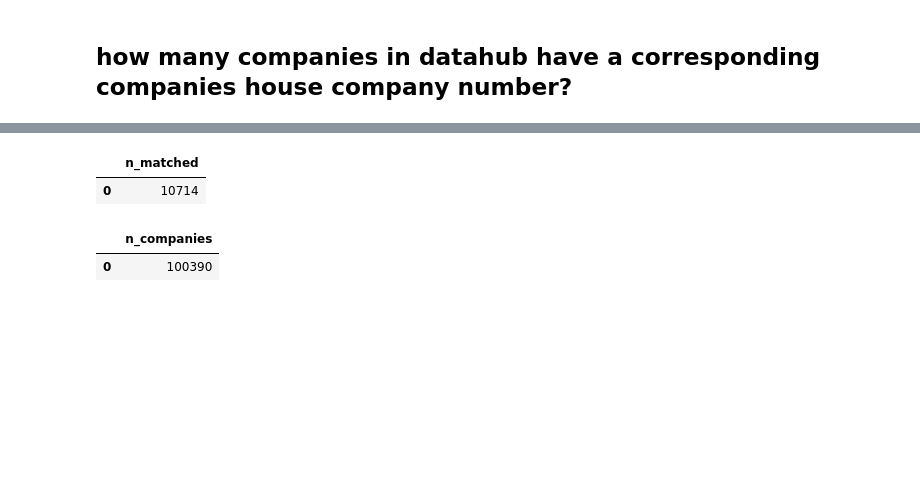
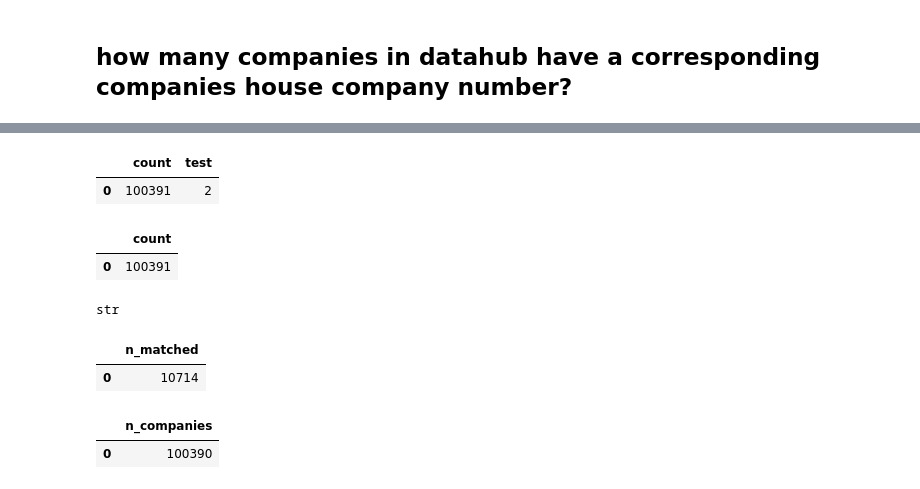
Before and after one commit to uktrade/countries-of-interest-service, a Jupyter notebook: notebooks/data_exploration.ipynb, the cells around one changed output, grey strips where cells are left out. Drawn from its saved outputs; the diff is of its cells as text; code cells hidden in the pictures; blank space fills up the shorter version.

```diff
--- a/notebooks/data_exploration.ipynb
+++ b/notebooks/data_exploration.ipynb
@@ -25,3 +79,41 @@ connected
+# %%
+sql = '''
+with n_companies as (
+    select
+        count(id)
+
+    from company_company
+
+), y as (
+    select
+        2 as test
+)
+
+select * from n_companies join y on 1=1
+'''
+
+df = query_database(connection, sql)
+df.head()
+# %% [output]
+|  | count | test |
+| 0 | 100391 | 2 |
+# %%
+sql = '''
+select
+    count(id)
+
+from company_company
+'''
+
+df = query_database(connection, sql)
+df
+# %% [output]
+|  | count |
+| 0 | 100391 |
+# %%
+type(rows[0][0])
+# %% [output]
+str
 # %%
 sql = '''
 select
```
Also changed, not shown: parts of 5 cells of this notebook, 20 other files.
